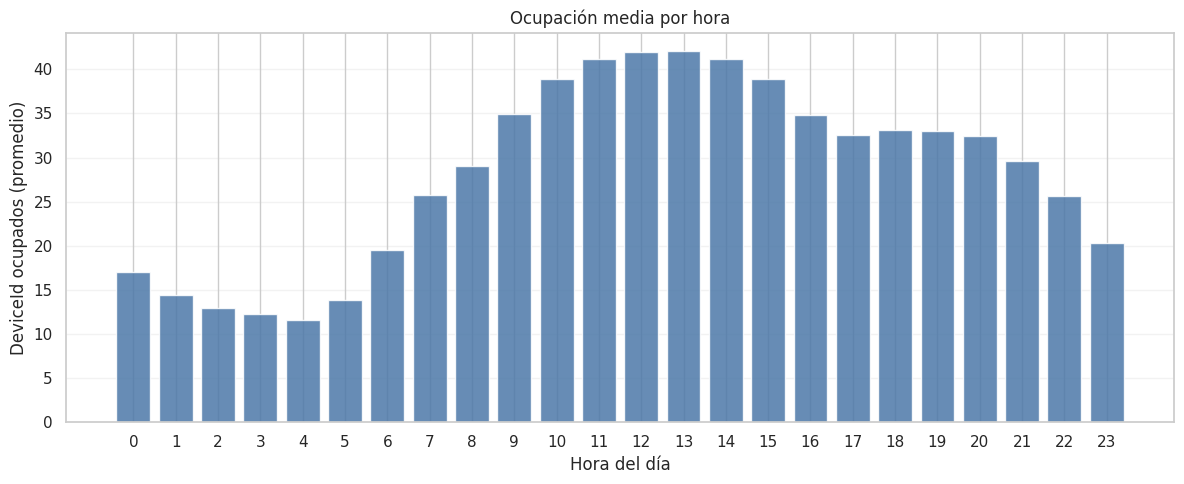
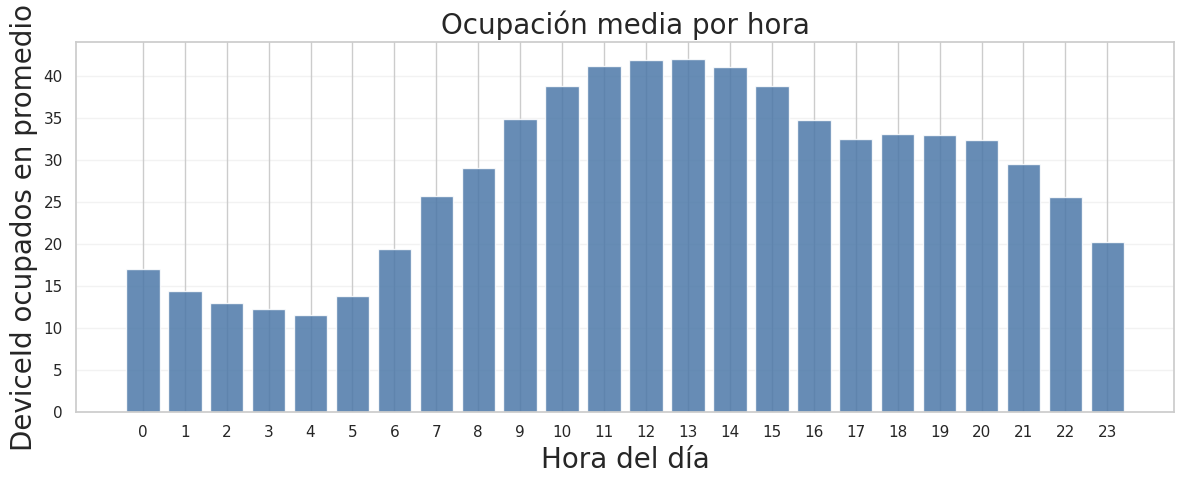
Code edit (unified diff) that turned the first committed figure into the second:
--- before
+++ after
@@ -34,7 +34,7 @@
 plt.bar(mean_occupied_by_hour.index, mean_occupied_by_hour.values, color='#4C78A8', alpha=0.85)
 plt.xticks(range(24))
-plt.xlabel('Hora del día')
-plt.ylabel('DeviceId ocupados (promedio)')
-plt.title('Ocupación media por hora')
+plt.xlabel('Hora del día', fontsize=20)
+plt.ylabel('DeviceId ocupados en promedio', fontsize=20)
+plt.title('Ocupación media por hora', fontsize=20)
 plt.grid(axis='y', alpha=0.25)
 plt.tight_layout()

Commit: [MOD] increase fontsize for better interpretation